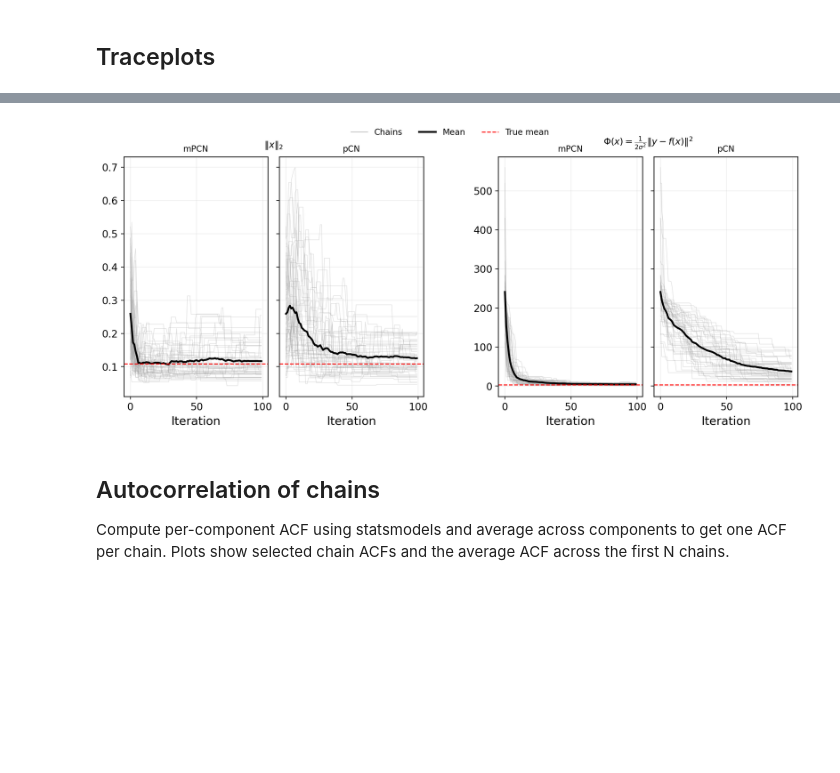
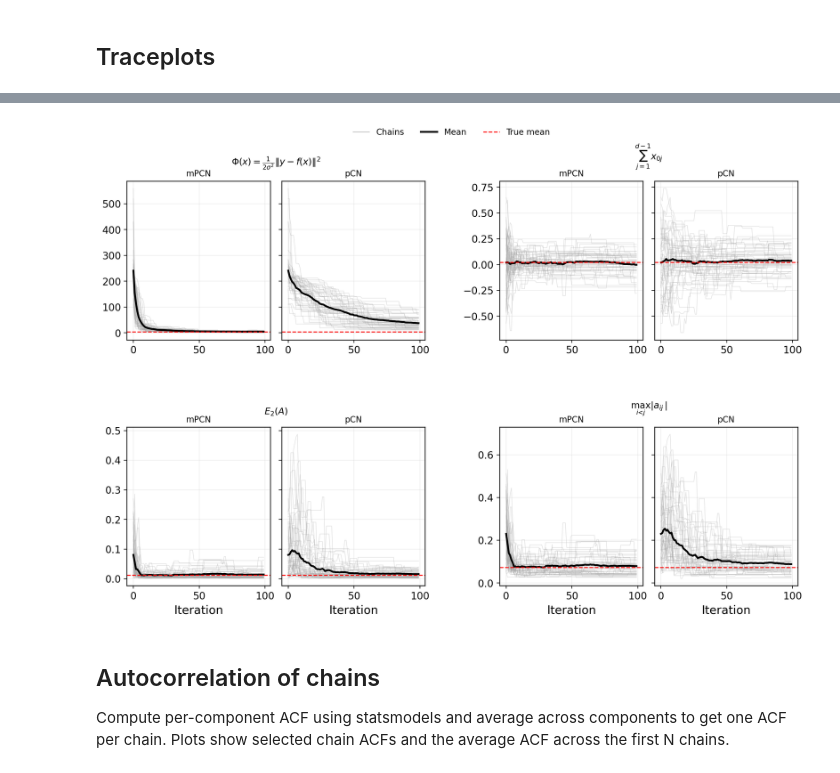
Before and after one commit to guillerminasenn/multiproposal-internal, a Jupyter notebook: notebooks/05_toy_solute_transport_mpcn_convergence.ipynb, the cells around one changed output, grey strips where cells are left out. Saved outputs shown, nothing was run; the diff lists cells and outputs as text; code cells hidden in the pictures; blank space fills up the shorter version.

Commit message:
observables prelim plots

```diff
--- a/notebooks/05_toy_solute_transport_mpcn_convergence.ipynb
+++ b/notebooks/05_toy_solute_transport_mpcn_convergence.ipynb
@@ -517,6 +516,7 @@ Use these IDs to populate `trace_observable_ids` and `mse_observable_ids`.
 # %%
 # MSE setup: imports and knobs
 from pathlib import Path
+from time import perf_counter
 import gc
 
 from multiproposal.diagnostics.observables import (
@@ -524,7 +524,7 @@ from multiproposal.diagnostics.observables import (
     make_parameter_observables,
     make_antisymmetric_A_observables,
     select_observables,
-    compute_observable_targets,
+    observable_series,
  )
 
 true_values = data.get('a_true', None)
@@ -534,7 +534,13 @@ if true_values is None:
 # Limit per-chain samples to reduce memory; set to None to load full chains.
 chain_keep = 20000
 burnin_true_mean = 5000
-recompute_true_observables = False
+
+# Cache mode for posterior observable targets:
+# - 'load': use only cached values and fail if anything is missing
+# - 'missing': load cached values and compute only missing or forced observables
+# - 'all': ignore cache contents and recompute every observable
+true_observable_cache_mode = 'missing'
+true_observable_force_ids = []
 
 # A-observable hyperparameters
 A_band_k = 2
@@ -544,9 +550,10 @@ A_row_index = 0
 A_use_full_row = False
 
 # Plot selection by observable ID; set to None to plot all.
-# Example: [1, 2, 5, 101, 105, 106]
+# Example: [8, 102, 101, 9]
 trace_observable_ids = None
-mse_observable_ids = None
+mse_observable_ids = [8, 102, 101, 9]
+pub_plot_observable_ids = [8, 102, 101, 9]
 # %%
 # MSE setup: chain loading helpers
 def _load_chain_slice(path, n_keep):
@@ -1053,14 +1206,9 @@ plt.show()
 # %%
-# Publication-quality observables: mean, variance, norm, potential
+# Publication-quality observables: potential, max entry, band energy, first-row sum
 apply_pub_style()
 
 from matplotlib.lines import Line2D
-from multiproposal.diagnostics.observables import (
-    make_parameter_observables,
-    select_observables,
-    stack_observable_series,
-    compute_observable_targets,
- )
+from multiproposal.diagnostics.observables import stack_observable_series
 
 plot_n = min(n_iters, 100)
 mpcn_plot_count = 50
@@ -1082,51 +1230,11 @@ true_line_color = 'red'
 true_line_style = '--'
 true_line_width = 1.2
 
-observables_all = make_parameter_observables(problem, d)
-pub_plot_observable_ids = [7, 8, 101]
-pub_observables = select_observables(observables_all, pub_plot_observable_ids)
+pub_observables = select_observables(observable_defs, pub_plot_observable_ids)
 if not pub_observables:
     raise ValueError('No observables selected for publication plot.')
 
-burnin_true_mean = 10000
-target_metrics_dir = Path(
-    '/home/senng/multiproposal-internal/estimations/solute_transport/'
-    'data_h4afe80f670cc/fixed/mpcn_pcn_convergence_h57eaaa0da6e8/metrics'
- )
-target_metrics_dir.mkdir(parents=True, exist_ok=True)
-target_metrics_path = target_metrics_dir / f'pub_observables_true_mean_rho{rho_tag}_burn{burnin_true_mean}.npz'
-
-expected_ids = [obs.obs_id for obs in observables_all]
-expected_labels = [obs.label for obs in observables_all]
-
-true_obs_values = None
-if target_metrics_path.exists():
-    saved = np.load(target_metrics_path)
-    saved_vals = saved.get('true_obs_values')
-    saved_ids = saved.get('observable_ids')
-    if (
-        saved_vals is not None
-        and saved_ids is not None
-        and [int(val) for val in saved_ids] == expected_ids
-        and int(saved.get('burn_in', -1)) == int(burnin_true_mean)
-    ):
-        true_obs_values = [float(val) for val in saved_vals]
-if true_obs_values is None:
-    if not mpcn_chains:
-        raise ValueError('No mPCN chains available to compute true observables.')
-    chains_for_target = mpcn_chains[:mpcn_plot_count]
-    true_obs_values = compute_observable_targets(
-        chains_for_target, observables_all, burnin_true_mean
-    )
-    np.savez_compressed(
-        target_metrics_path,
-        true_obs_values=np.array(true_obs_values, dtype=float),
-        observable_ids=np.array(expected_ids, dtype=int),
-        observable_labels=np.array(expected_labels, dtype=object),
-        burn_in=int(burnin_true_mean),
-        chain_count=int(len(chains_for_target)),
-    )
-true_obs_map = {obs_id: true_obs_values[idx] for idx, obs_id in enumerate(expected_ids)}
+true_obs_map = {obs.obs_id: observable_targets[obs.name] for obs in observable_defs}
 
 n_obs = len(pub_observables)
 nrows = int(np.ceil(n_obs / 2))
@@ -1181,35 +1289,35 @@ for block_idx, obs in enumerate(pub_observables):
     ax_p.plot(pcn_mean, linewidth=mean_linewidth, color=mean_color)
     ax_p.set_title('pCN', fontsize=10)
     ax_p.grid(alpha=0.2)
     ax_p.tick_params(labelleft=False)
 
     true_val = true_obs_map.get(obs.obs_id)
     if true_val is not None:
         ax_m.axhline(true_val, color=true_line_color, linestyle=true_line_style, linewidth=true_line_width)
         ax_p.axhline(true_val, color=true_line_color, linestyle=true_line_style, linewidth=true_line_width)
 
     block_box = outer[row_idx, col_idx].get_position(fig)
     fig.text(
         (block_box.x0 + block_box.x1) / 2,
         block_box.y1 + 0.02,
         obs.label,
         ha='center',
         va='bottom',
         fontsize=11,
     )
 
     if row_idx == nrows - 1:
         ax_m.set_xlabel('Iteration')
         ax_p.set_xlabel('Iteration')
 
 fig.tight_layout(rect=(0.0, 0.0, 1.0, 0.94))
 fig.savefig(
-    reports_dir / f'solute_transport_mpcn_vs_pcn_traceplots_pub_observables_rho{rho_tag}.png',
+    reports_dir / f'solute_transport_mpcn_vs_pcn_traceplots_pub_best4observables_rho{rho_tag}.png',
     bbox_inches='tight',
 )
 plt.show()
 # %% [output]
-[figure, old version]
+[figure, new version]
 # %% [markdown]
 ## Autocorrelation of chains
 
```
Also changed, not shown: parts of 12 cells of this notebook, 4 other files.
